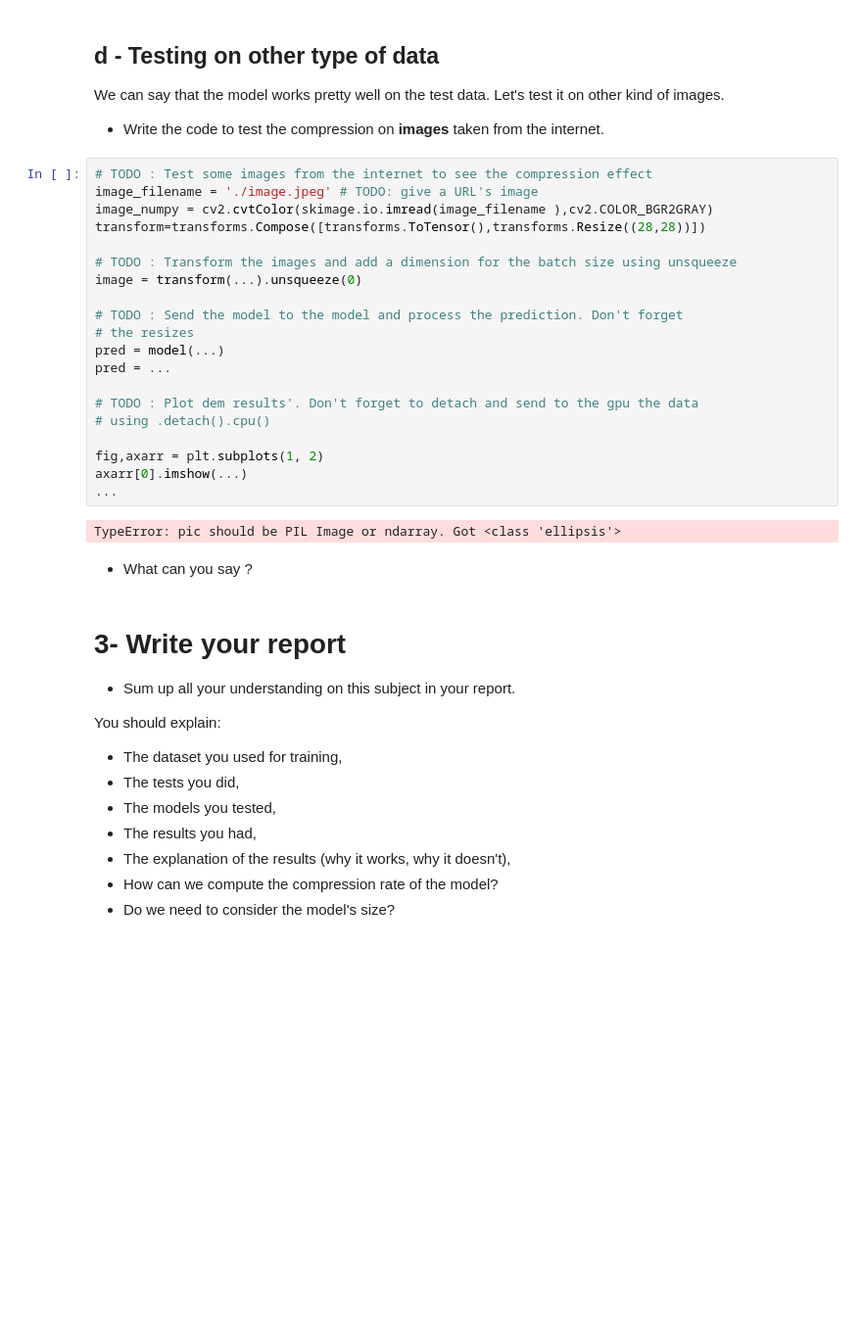
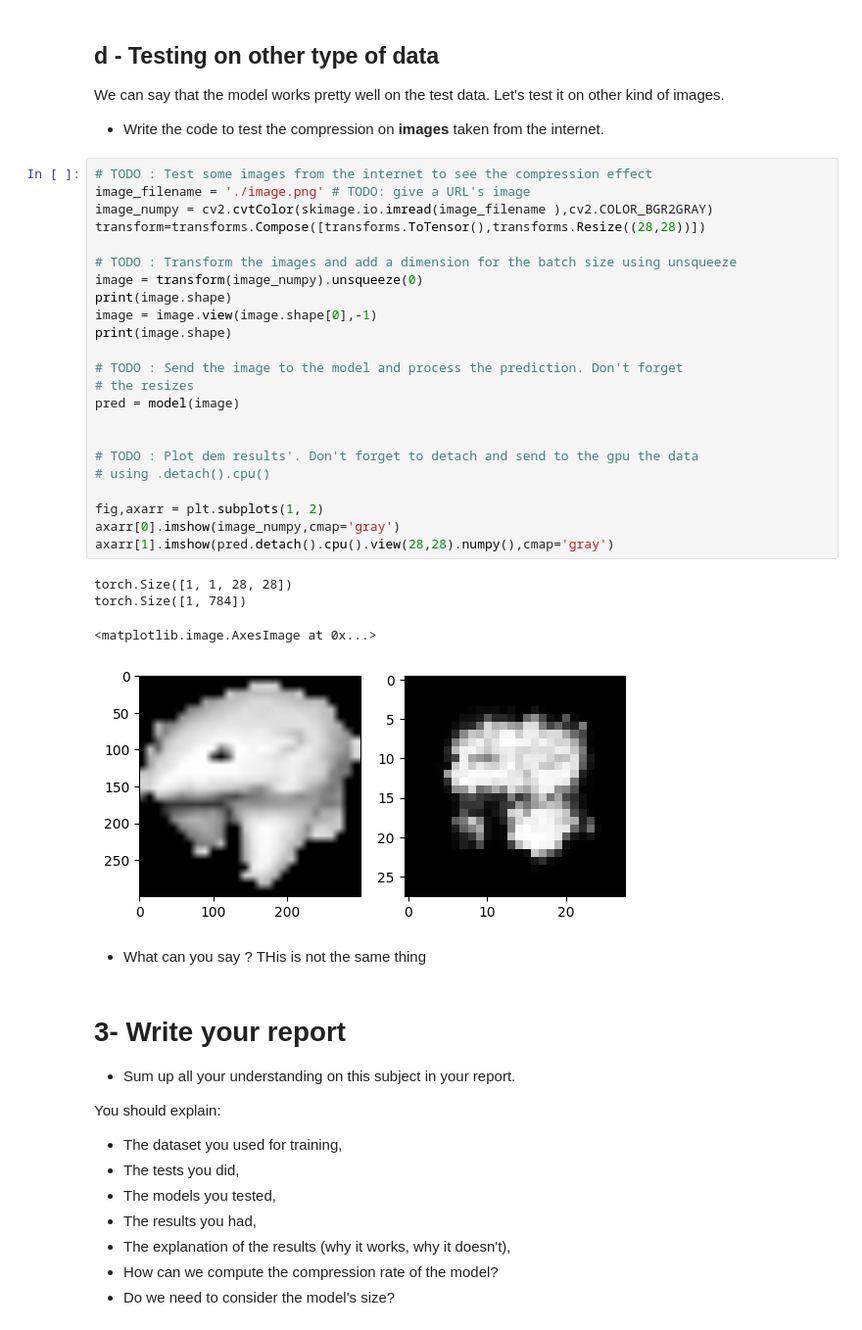
Before and after one commit to Nyries/TP1_information_Theory, a Jupyter notebook: TP2_AE_Eleve.ipynb, the cells around one changed output. Shown at 98% size. Cells and saved outputs as stored; diff of their text form; blank space fills up the shorter version.

```diff
--- a/TP2_AE_Eleve.ipynb
+++ b/TP2_AE_Eleve.ipynb
@@ -623,28 +627,35 @@ We can say that the model works pretty well on the test data. Let's test it on o
 * Write the code to test the compression on **images** taken from the internet.
 # %%
 # TODO : Test some images from the internet to see the compression effect
-image_filename = './image.jpeg' # TODO: give a URL's image
+image_filename = './image.png' # TODO: give a URL's image
 image_numpy = cv2.cvtColor(skimage.io.imread(image_filename ),cv2.COLOR_BGR2GRAY)
 transform=transforms.Compose([transforms.ToTensor(),transforms.Resize((28,28))])
 
 # TODO : Transform the images and add a dimension for the batch size using unsqueeze
-image = transform(...).unsqueeze(0)
+image = transform(image_numpy).unsqueeze(0)
+print(image.shape)
+image = image.view(image.shape[0],-1)
+print(image.shape)
 
-# TODO : Send the model to the model and process the prediction. Don't forget
+# TODO : Send the image to the model and process the prediction. Don't forget
 # the resizes
-pred = model(...)
-pred = ...
+pred = model(image)
+
 
 # TODO : Plot dem results'. Don't forget to detach and send to the gpu the data
 # using .detach().cpu()
 
 fig,axarr = plt.subplots(1, 2)
-axarr[0].imshow(...)
-...
+axarr[0].imshow(image_numpy,cmap='gray')
+axarr[1].imshow(pred.detach().cpu().view(28,28).numpy(),cmap='gray')
 # %% [output]
-TypeError: pic should be PIL Image or ndarray. Got <class 'ellipsis'>
+torch.Size([1, 1, 28, 28])
+torch.Size([1, 784])
+<matplotlib.image.AxesImage at 0x...>
+[figure, added]
 # %% [markdown]
 * What can you say ?
+THis is not the same thing
 # %% [markdown]
 # 3- Write your report
 
```
Also changed, not shown: parts of 13 cells of this notebook.
